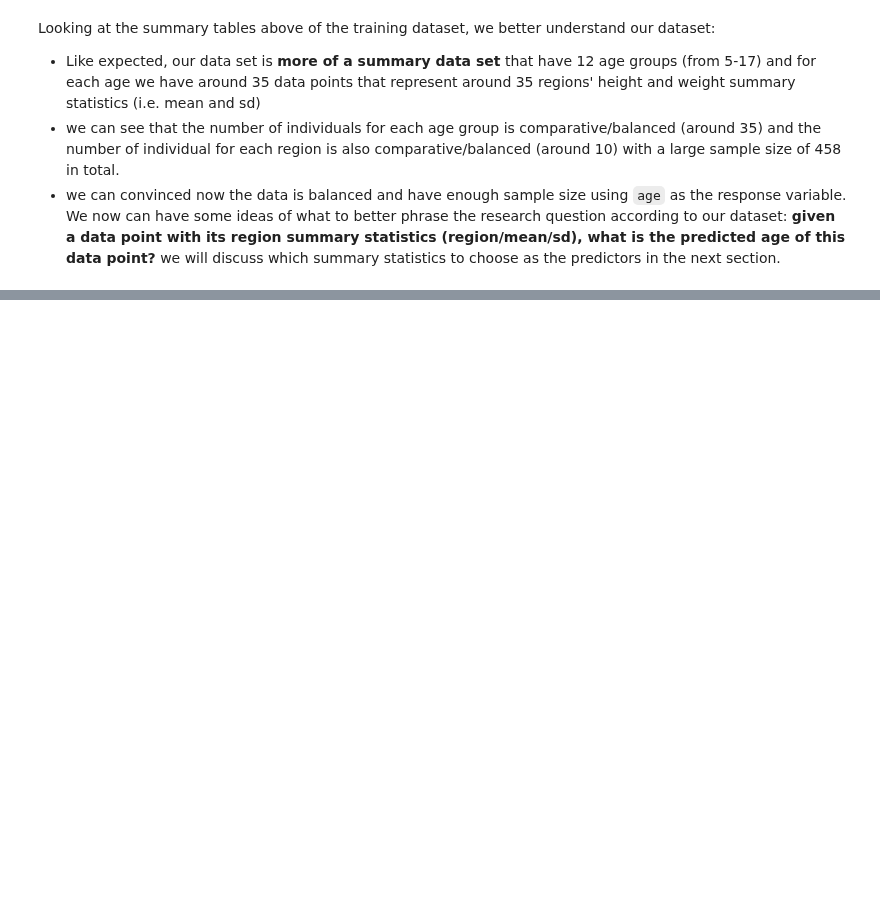
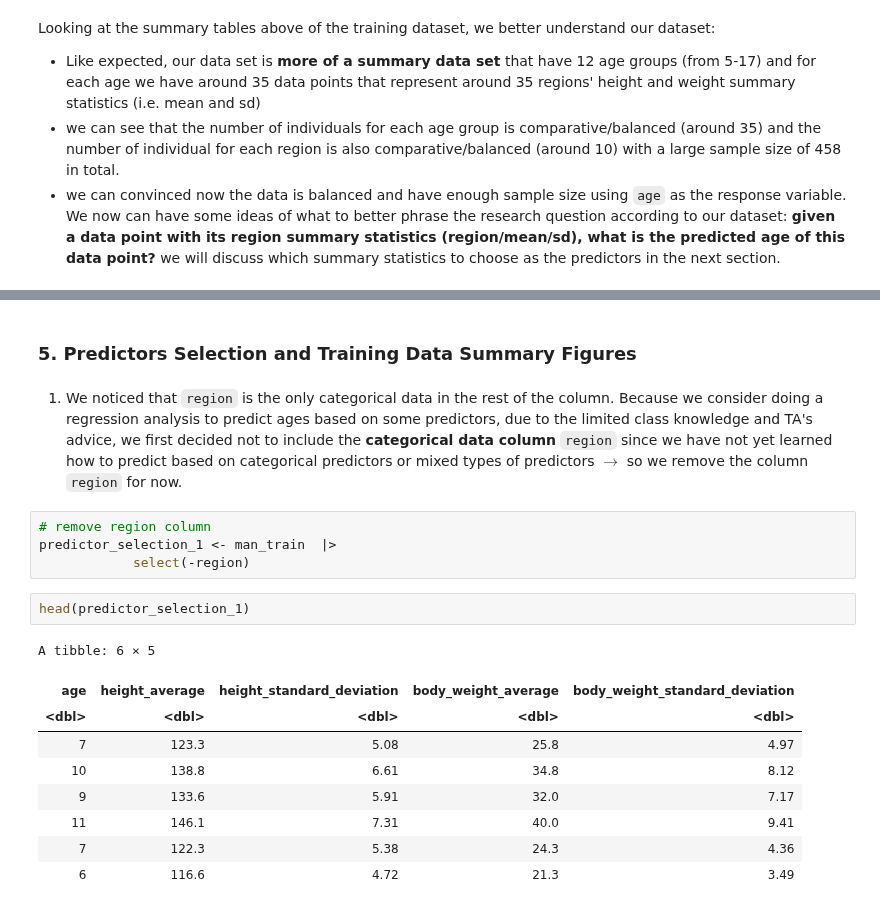
Before and after one commit to Ekenny02/dsci-100-project, a Jupyter notebook: Project_report.ipynb, the cells around one changed output, grey strips where cells are left out. Drawn from its saved outputs; the diff is of its cells as text; blank space fills up the shorter version.

```diff
--- a/Project_report.ipynb
+++ b/Project_report.ipynb
@@ -231,0 +232,20 @@ Based on the data type of `age`, we can either treating `age` as a continuous va
+# %% [markdown]
+### 5. Predictors Selection and Training Data Summary Figures
+# %% [markdown]
+1. We noticed that `region` is the only categorical data in the rest of the column. Because we consider doing a regression analysis to predict ages based on some predictors, due to the limited class knowledge and TA's advice, we first decided not to include the **categorical data column** `region` since we have not yet learned how to predict based on categorical predictors or mixed types of predictors $\rightarrow$ so we remove the column `region` for now.
+# %%
+# remove region column
+predictor_selection_1 <- man_train  |>
+            select(-region)
+# %%
+head(predictor_selection_1)
+# %% [output]
+A tibble: 6 × 5
+| age | height_average | height_standard_deviation | body_weight_average | body_weight_standard_deviation |
+| <dbl> | <dbl> | <dbl> | <dbl> | <dbl> |
+| 7 | 123.3 | 5.08 | 25.8 | 4.97 |
+| 10 | 138.8 | 6.61 | 34.8 | 8.12 |
+| 9 | 133.6 | 5.91 | 32.0 | 7.17 |
+| 11 | 146.1 | 7.31 | 40.0 | 9.41 |
+| 7 | 122.3 | 5.38 | 24.3 | 4.36 |
+| 6 | 116.6 | 4.72 | 21.3 | 3.49 |
```
Also changed, not shown: parts of 14 cells of this notebook.
